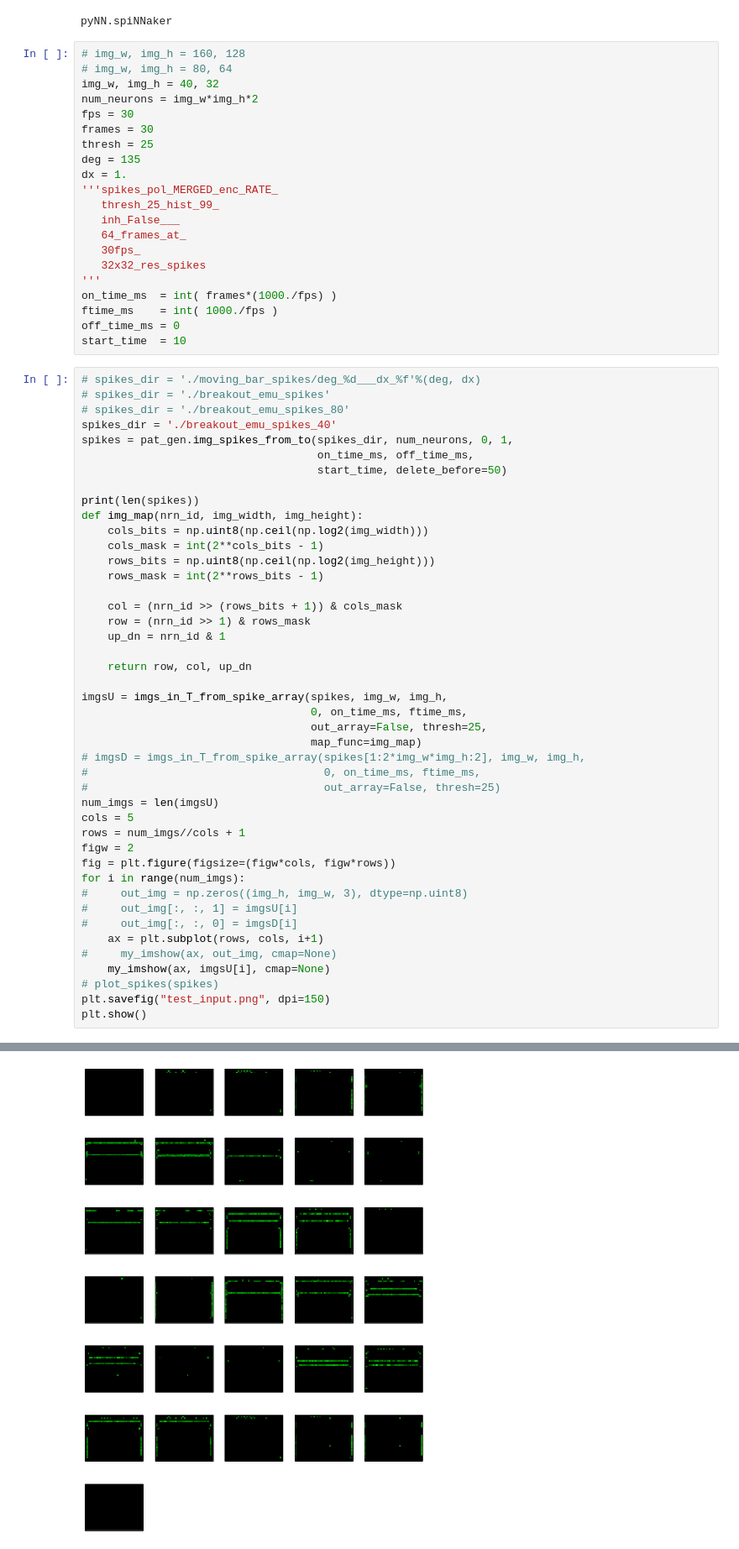
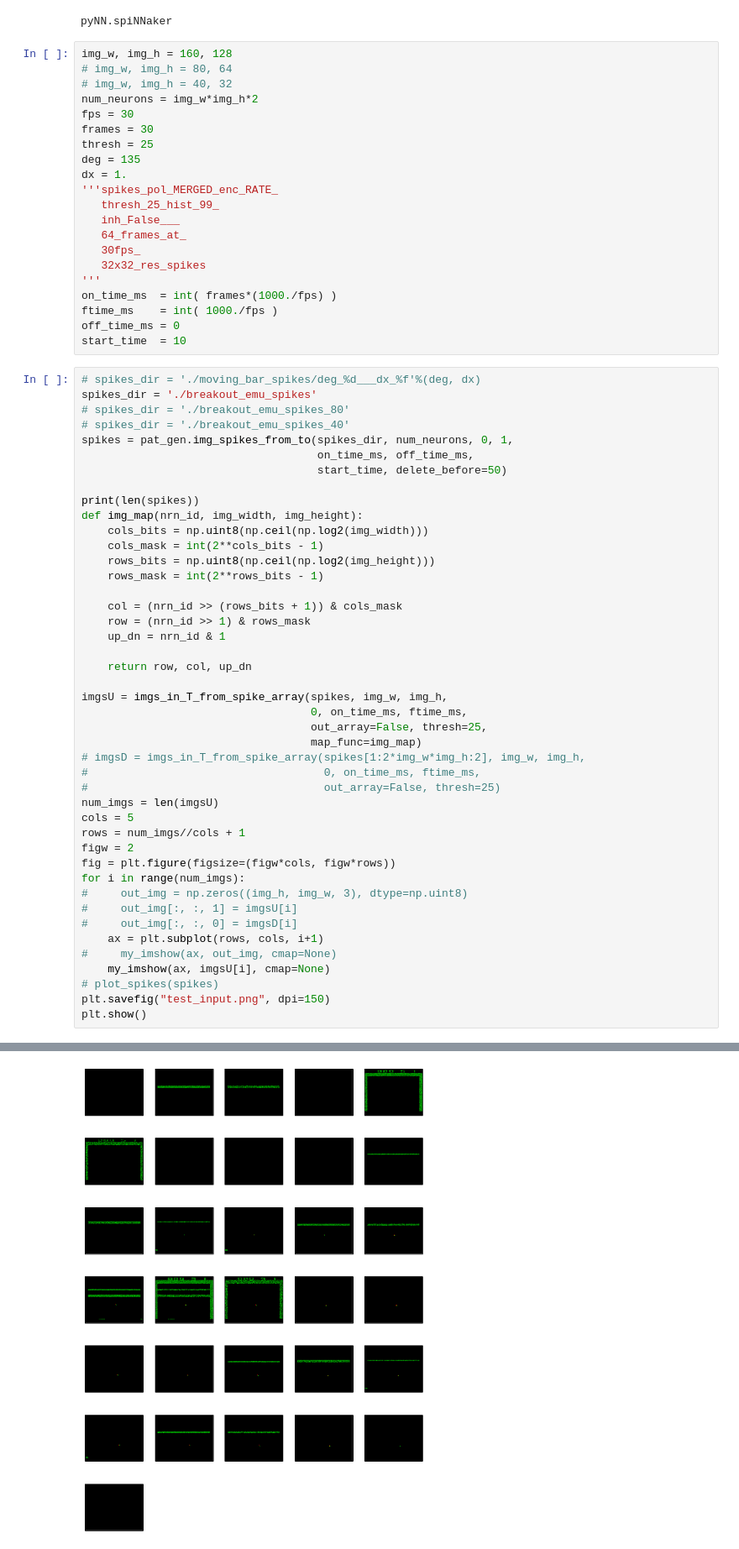
Before and after one commit to rjames91/play_vis, a Jupyter notebook: test_LGN.ipynb, the cells around one changed output, grey strips where cells are left out. Shown: that part at 84% size. Drawn from its saved outputs; the diff is of its cells as text.

```diff
--- a/test_LGN.ipynb
+++ b/test_LGN.ipynb
@@ -93,9 +93,9 @@ def plot_out_spikes(on_spikes, off_spikes, img_w, img_h,
 # %% [output]
 pyNN.spiNNaker
 # %%
-# img_w, img_h = 160, 128
+img_w, img_h = 160, 128
 # img_w, img_h = 80, 64
-img_w, img_h = 40, 32
+# img_w, img_h = 40, 32
 num_neurons = img_w*img_h*2
 fps = 30
 frames = 30
@@ -115,9 +115,9 @@ off_time_ms = 0
 start_time  = 10
 # %%
 # spikes_dir = './moving_bar_spikes/deg_%d___dx_%f'%(deg, dx)
-# spikes_dir = './breakout_emu_spikes'
+spikes_dir = './breakout_emu_spikes'
 # spikes_dir = './breakout_emu_spikes_80'
-spikes_dir = './breakout_emu_spikes_40'
+# spikes_dir = './breakout_emu_spikes_40'
 spikes = pat_gen.img_spikes_from_to(spikes_dir, num_neurons, 0, 1,
                                     on_time_ms, off_time_ms,
                                     start_time, delete_before=50)
@@ -162,4 +162,4 @@ plt.show()
-[figure, old version]
+[figure, new version]
 # %%
 w2s =1.5
 sim.setup(timestep=1., max_delay=8., min_delay=1.)
```
Also changed, not shown: parts of 5 cells of this notebook, 7 other files.
